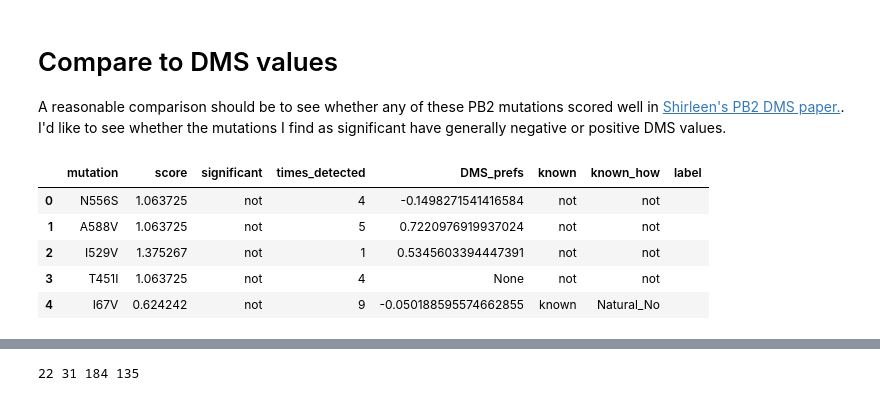
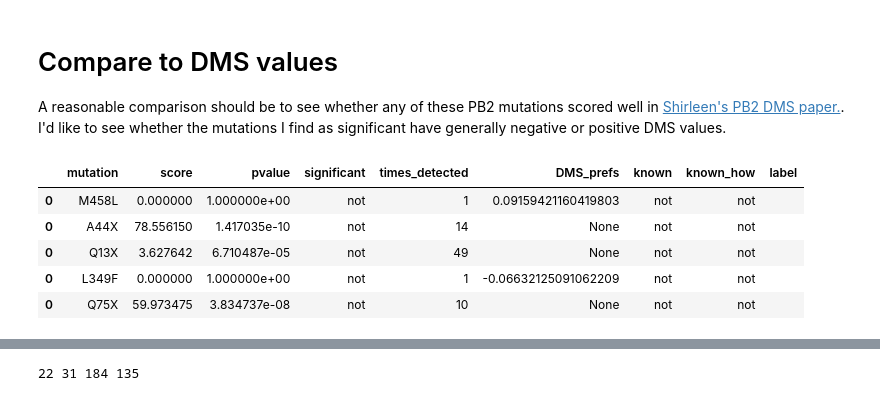
Before and after one commit to lmoncla/h5n1-gwas, a Jupyter notebook: scripts/run-phylogenetic-scan.ipynb, the cells around one changed output, grey strips where cells are left out. Cells and saved outputs as stored; diff of their text form; code cells hidden in the pictures.

```diff
--- a/scripts/run-phylogenetic-scan.ipynb
+++ b/scripts/run-phylogenetic-scan.ipynb
@@ -164,0 +286,18 @@ print(scores_dict["I292T"], host_counts_dict2['I292T'])
+# %%
+# test for significance using pvalues
+print(len(scores_dict))
+high_scores = {}
+significant = 0
+
+for s in scores_dict:
+
+    """for this, we are printing based on having a p-value lower than the bottom 5% fo simulated p-values,
+    with a postive enrichment score, where the mutation is not an X (due to missing data), and it occurred/arose
+    on the tree > 1 time"""
+    if scores_dict[s]["pvalue"] < np.percentile(simulated_pvalues, 10) and scores_dict[s]["enrichment_score"] > 1:
+        if s[-1] != "X" and s[-1] != "-"and times_detected_dict[s]>1:
+            print(s, scores_dict[s], times_detected_dict[s], host_counts_dict2[s])
+            significant += 1
+            high_scores[s] = [scores_dict[s]]
+
+print(significant)
@@ -181,9 +338,10 @@ for s in scores_dict:
     if scores_dict[s] > np.percentile(simulated, percentile_of_significance):
     #if scores_dict[s] > np.max(simulated):
     #if scores_dict[s] > np.percentile(simulated, 95):
-        print(s, scores_dict[s], times_detected_dict[s], host_counts_dict2[s])
-        significant += 1
-        high_scores[s] = [scores_dict[s]]
+        if s[-1] != "X" and s[-1] != "-" and times_detected_dict[s]>1 and host_counts_dict2[s]['Human']>1:
+            print(s, scores_dict[s], times_detected_dict[s], host_counts_dict2[s])
+            significant += 1
+            high_scores[s] = [scores_dict[s]]
 
 print(significant)
 # %% [output]
@@ -230,0 +385,9 @@ actual_scores_df.head()
+# %%
+actual_scores_df = pd.DataFrame()
+for m in scores_dict:
+    enrichment_score = scores_dict[m]["enrichment_score"]
+    pvalue = scores_dict[m]["pvalue"]
+    local_df = pd.DataFrame({"mutation":[m], "score":[enrichment_score],"pvalue":[pvalue]})
+    actual_scores_df = actual_scores_df.append(local_df)
+print(len(actual_scores_df))
+actual_scores_df.head()
@@ -565,24 +798,26 @@ known_muts = read_in_previously_identified(known_muts_file)
 # %%
 DMS_list = [9,82,163,176,182,183,292,355,521,522,532,534,627,669,701,112,378,382]
 muts_to_label = ["E627K","D701N","K526R","I292T"]
+# %%
+actual_scores_df['significant'] = np.where(actual_scores_df['mutation'].isin(high_scores), "significant", "not")
 # %%
-actual_scores_df['significant'] = np.where(actual_scores_df['score'] > significant_score, "significant", "not")
+#actual_scores_df['significant'] = np.where(actual_scores_df['score'] > significant_score, "significant", "not")
 actual_scores_df['times_detected'] = actual_scores_df['mutation'].apply(return_times_detected_mut,args=[times_detected_dict])
 actual_scores_df['DMS_prefs'] = actual_scores_df['mutation'].apply(return_dms_pref, args=[dms_prefs])
 actual_scores_df['known'] = actual_scores_df['mutation'].apply(return_known_muts, args=[known_muts])
 actual_scores_df['known_how'] = actual_scores_df['mutation'].apply(return_known_muts_method, args=[known_muts])
 actual_scores_df['label'] = actual_scores_df['mutation'].apply(return_labels, args=[muts_to_label])
 
 
 #actual_scores_df = actual_scores_df.melt(id_vars=['mutation',"score"])
 actual_scores_df.head()
 # %% [output]
-|  | mutation | score | significant | times_detected | DMS_prefs | known | known_how | label |
-| 0 | N556S | 1.063725 | not | 4 | -0.1498271541416584 | not | not |  |
-| 1 | A588V | 1.063725 | not | 5 | 0.7220976919937024 | not | not |  |
-| 2 | I529V | 1.375267 | not | 1 | 0.5345603394447391 | not | not |  |
-| 3 | T451I | 1.063725 | not | 4 | None | not | not |  |
-| 4 | I67V | 0.624242 | not | 9 | -0.050188595574662855 | known | Natural_No |  |
+|  | mutation | score | pvalue | significant | times_detected | DMS_prefs | known | known_how | label |
+| 0 | M458L | 0.000000 | 1.000000e+00 | not | 1 | 0.09159421160419803 | not | not |  |
+| 0 | A44X | 78.556150 | 1.417035e-10 | not | 14 | None | not | not |  |
+| 0 | Q13X | 3.627642 | 6.710487e-05 | not | 49 | None | not | not |  |
+| 0 | L349F | 0.000000 | 1.000000e+00 | not | 1 | -0.06632125091062209 | not | not |  |
+| 0 | Q75X | 59.973475 | 3.834737e-08 | not | 10 | None | not | not |  |
 # %%
 actual_scores_df['DMS_prefs'] = pd.to_numeric(actual_scores_df['DMS_prefs'])
 actual_scores_df.head()
```
Also changed, not shown: parts of 51 cells of this notebook, 2 other files.
